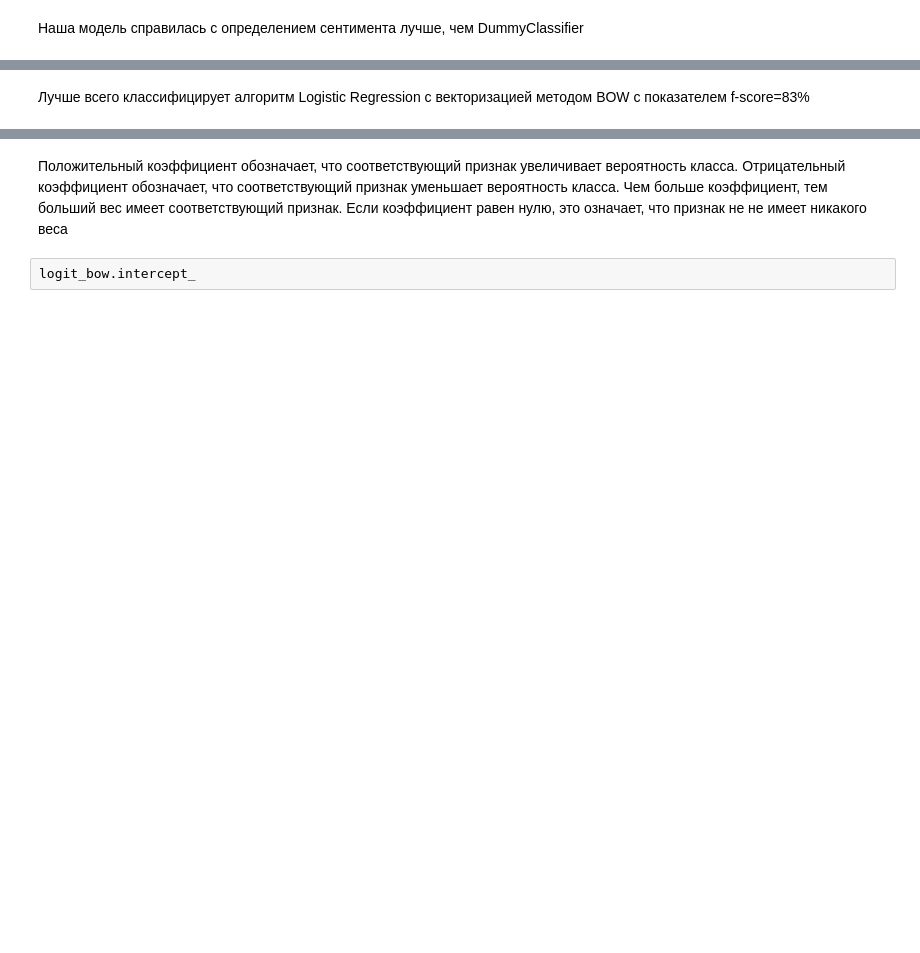
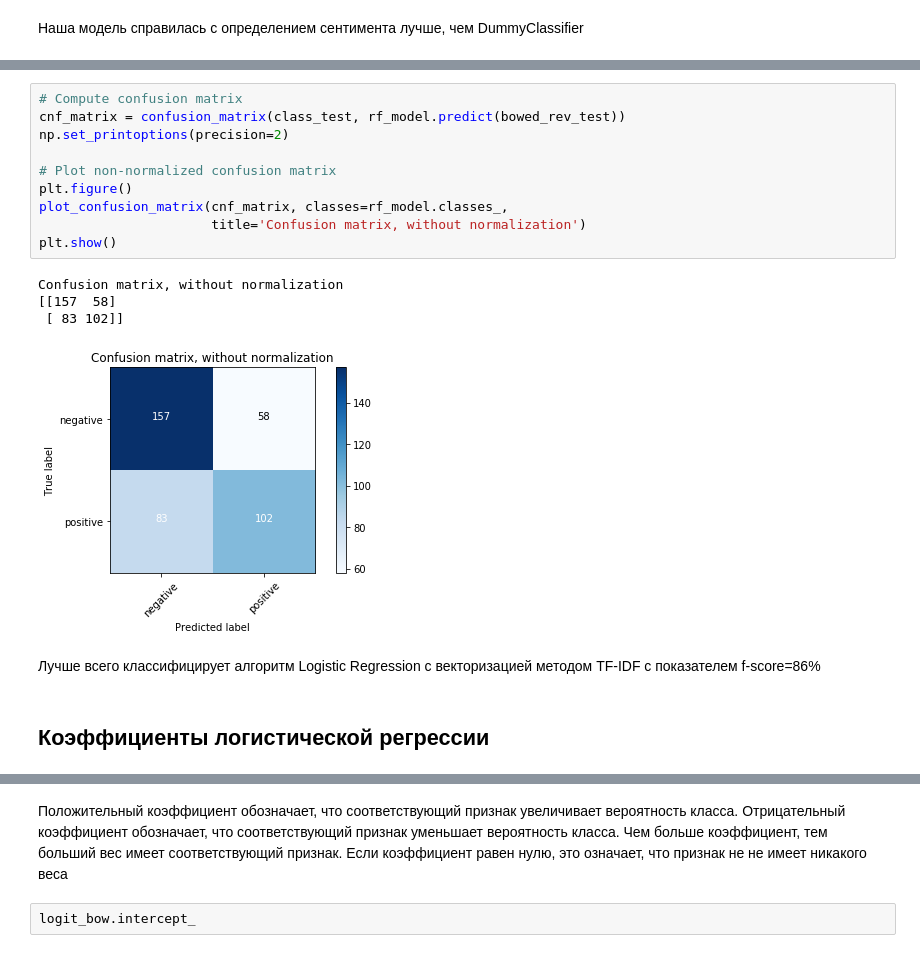
Before and after one commit to Shakurova/ML_course, a Jupyter notebook: hw3/Logistic Regression homework - Movies reviews polarity.ipynb, the cells around one changed output, grey strips where cells are left out. Cells and saved outputs as stored; diff of their text form; blank space fills up the shorter version.

```diff
--- a/hw3/Logistic Regression homework - Movies reviews polarity.ipynb
+++ b/hw3/Logistic Regression homework - Movies reviews polarity.ipynb
@@ -202,5 +290,22 @@ avg / total       0.69      0.68      0.68       400
+# %%
+# Compute confusion matrix
+cnf_matrix = confusion_matrix(class_test, rf_model.predict(bowed_rev_test))
+np.set_printoptions(precision=2)
+
+# Plot non-normalized confusion matrix
+plt.figure()
+plot_confusion_matrix(cnf_matrix, classes=rf_model.classes_,
+                      title='Confusion matrix, without normalization')
+plt.show()
+# %% [output]
+Confusion matrix, without normalization
+[[157  58]
+ [ 83 102]]
+[figure, added]
 # %% [markdown]
-Лучше всего классифицирует алгоритм Logistic Regression с векторизацией методом BOW с показателем f-score=83%
+Лучше всего классифицирует алгоритм Logistic Regression с векторизацией методом TF-IDF с показателем f-score=86%
+# %% [markdown]
+## Коэффициенты логистической регрессии
 # %%
 logit_bow.coef_
 # %% [output]
```
Also changed, not shown: parts of 45 cells of this notebook.
